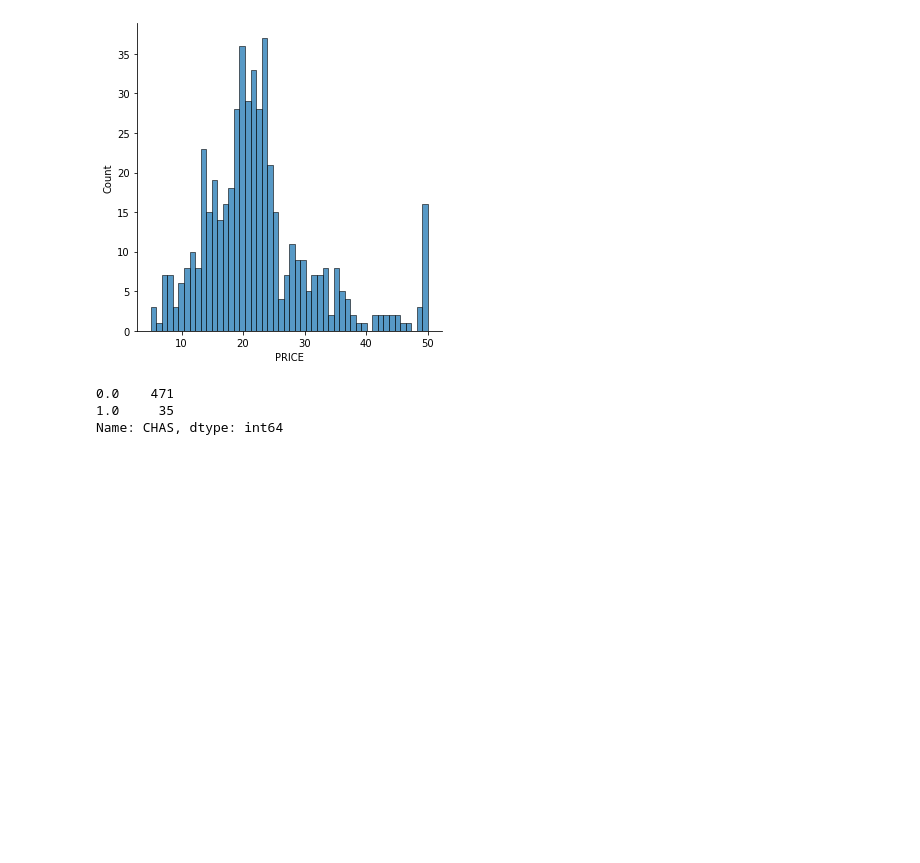
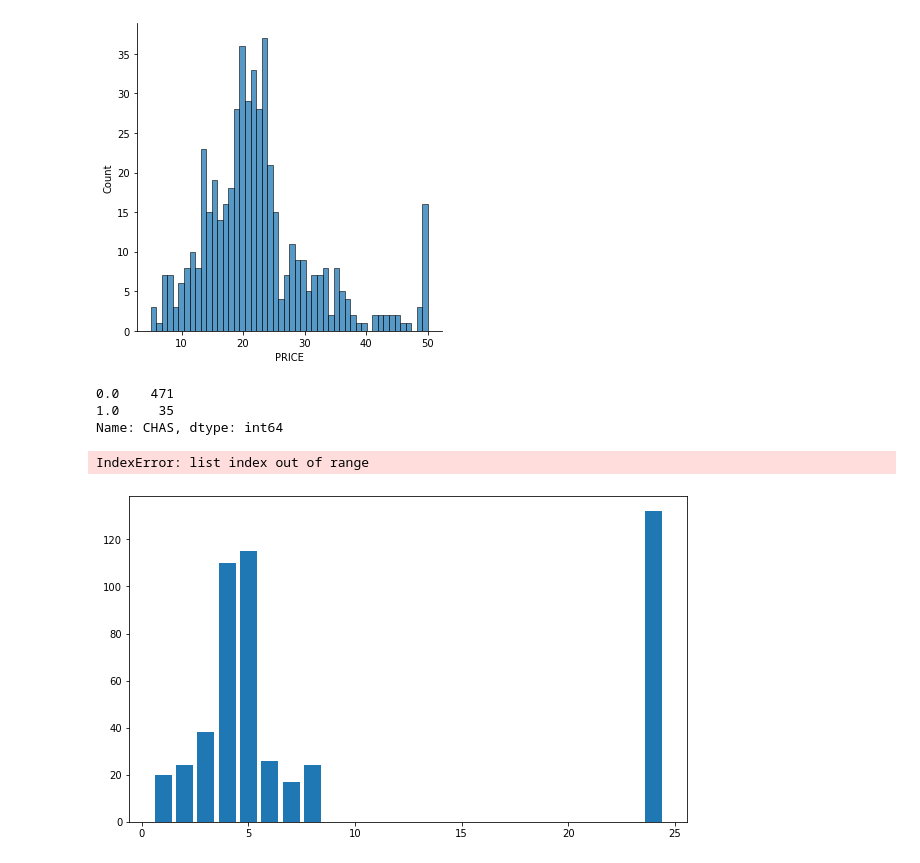
Before and after one commit to caxtonMuthoni/30-days-of-Machine-Learning-and-Artificial-intelligence, a Jupyter notebook: Boston real estates.ipynb, the cells around one changed output. Drawn from its saved outputs; the diff is of its cells as text; code cells hidden in the pictures; blank space fills up the shorter version.

```diff
--- a/Boston real estates.ipynb
+++ b/Boston real estates.ipynb
@@ -6,4 +6,6 @@ import pandas as pd
 import matplotlib.pyplot as plt
 import seaborn as sns
 
+plt.style.use('fivethirtyEeight')
+
 %matplotlib inline
@@ -163,3 +167,13 @@ data['CHAS'].value_counts()
 0.0    471
 1.0     35
 Name: CHAS, dtype: int64
+# %%
+frequency = data['RAD'].value_counts()
+# %% [output]
+IndexError: list index out of range
+# %%
+plt.figure(figsize=(10, 6))
+plt.bar(frequency.index, frequency)
+plt.show()
+# %% [output]
+[figure, added]
```
Also changed, not shown: parts of 1 cell of this notebook.
